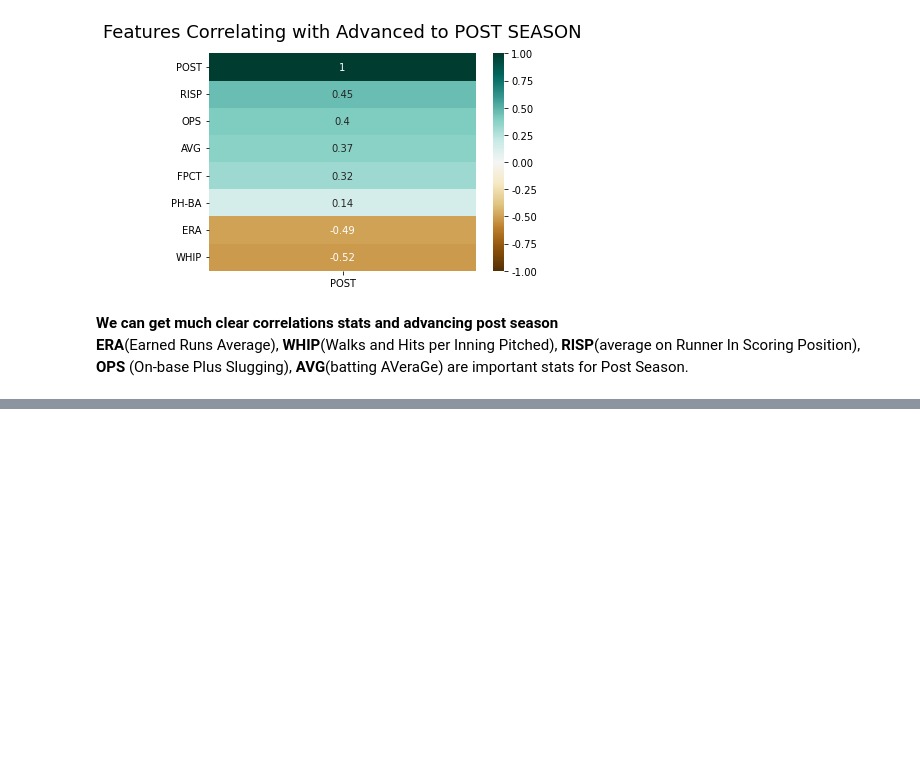
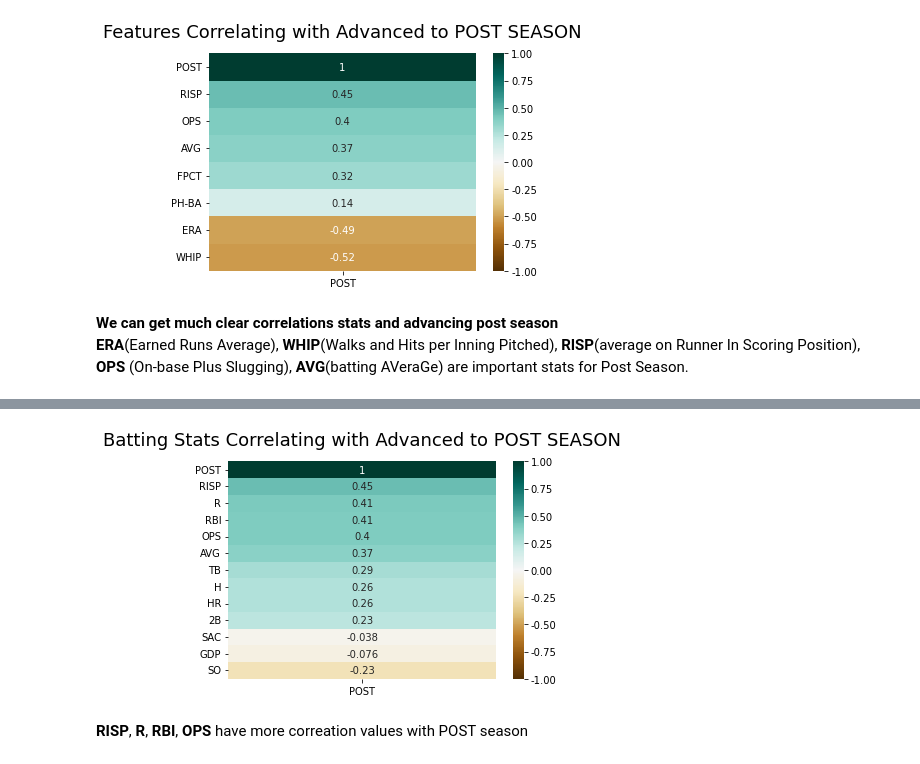
Before and after one commit to Teosoft7/predict_kbo, a Jupyter notebook: eda_team_stats.ipynb, the cells around one changed output, grey strips where cells are left out. Drawn from its saved outputs; the diff is of its cells as text; code cells hidden in the pictures; blank space fills up the shorter version.

```diff
--- a/eda_team_stats.ipynb
+++ b/eda_team_stats.ipynb
@@ -176,0 +213,3 @@ Runner In Scoring Position), **OPS** (On-base Plus Slugging), **AVG**(batting AV
+# %%
+# Check more batting stats with POST SEASON
+post_batt_corr = df[['POST', 'AVG', 'OPS', 'RISP', 'H', 'HR', '2B', 'R', 'RBI', 'TB', 'SAC', 'GDP', 'SO']].corr()
@@ -176,0 +233,14 @@ Runner In Scoring Position), **OPS** (On-base Plus Slugging), **AVG**(batting AV
+# %%
+# Let's see the Corr with chart
+heatmap = sns.heatmap(post_batt_corr[['POST']].sort_values(by='POST', ascending=False),
+                      vmin=-1,
+                      vmax=1,
+                      annot=True,
+                      cmap='BrBG')
+heatmap.set_title('Batting Stats Correlating with Advanced to POST SEASON',
+                  fontdict={'fontsize':18},
+                  pad=16);
+# %% [output]
+[figure, added]
+# %% [markdown]
+**RISP**, **R**, **RBI**, **OPS** have more correation values with POST season
```
Also changed, not shown: parts of 6 cells of this notebook.
